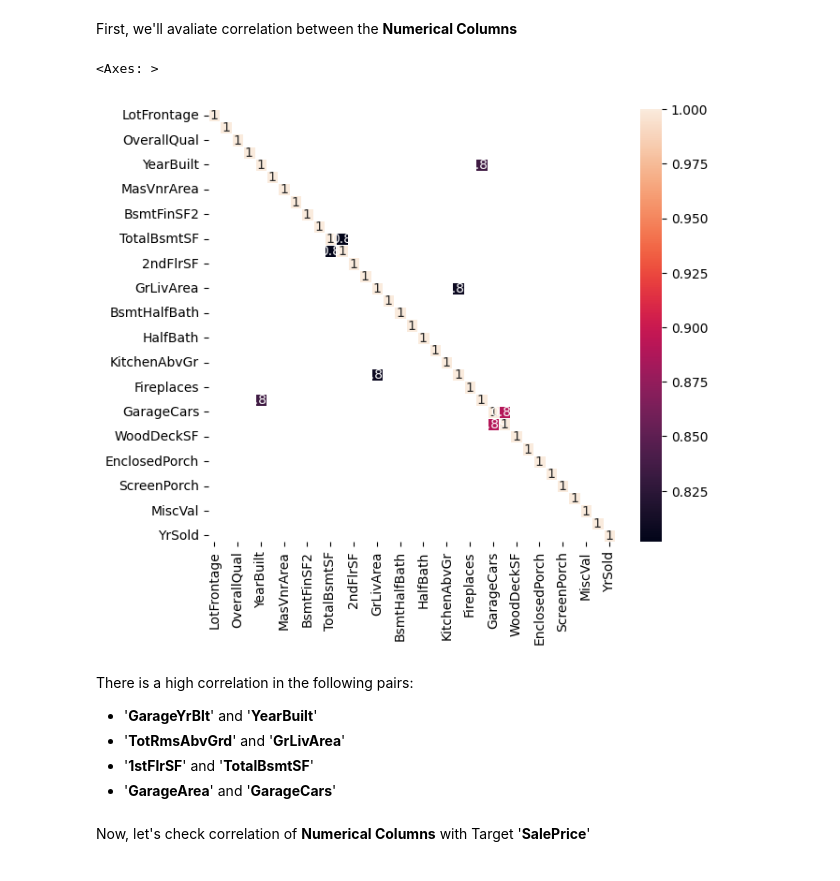
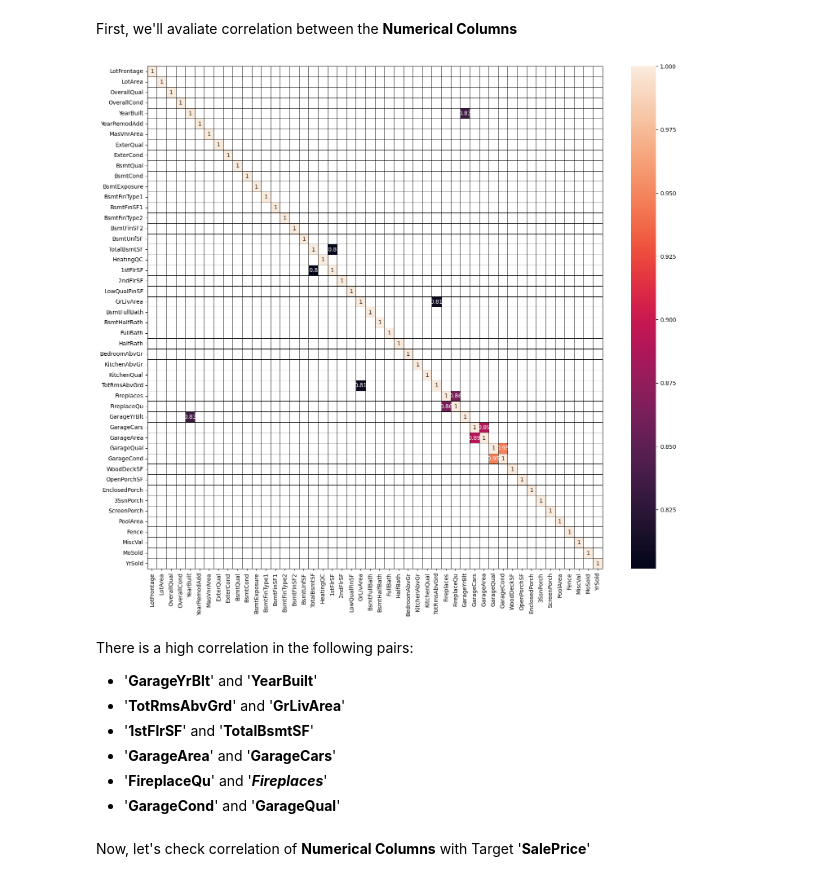
Before and after one commit to diegojsk/Kaggle_Housing_Prices-My_First_Approach, a Jupyter notebook: housing-prices-my-first-approach.ipynb, the cells around one changed output. Saved outputs shown, nothing was run; the diff lists cells and outputs as text; code cells hidden in the pictures.

```diff
--- a/housing-prices-my-first-approach.ipynb
+++ b/housing-prices-my-first-approach.ipynb
@@ -142,7 +141,7 @@ df_test["MSSubClass"] = df_test["MSSubClass"].astype(str)
 # %% [markdown]
 Some columns have nan values which should have been a category itself rather than nan. We will label them '**NA**'
 # %%
-revise_nan_cols = ['BsmtQual', 'BsmtCond', 'BsmtExposure', 'BsmtFinType1', 'BsmtFinType2',
+revise_nan_cols = ['Alley', 'BsmtQual', 'BsmtCond', 'BsmtExposure', 'BsmtFinType1', 'BsmtFinType2',
                    'FireplaceQu', 'GarageType', 'GarageFinish', 'GarageQual', 'GarageCond',
                    'PoolQC', 'Fence', 'MiscFeature']
 for index,col in enumerate(revise_nan_cols):
@@ -176,5 +194,11 @@ X_all[revise_nan_cols]= X_all[revise_nan_cols].fillna('NA')
 df_train[revise_nan_cols] = df_train[revise_nan_cols].fillna('NA')
 df_test[revise_nan_cols] = df_test[revise_nan_cols].fillna('NA')
 
-X_all[revise_nan_cols].head(5)
+# Only "MasVnrType" should be None (as defined in the problem statement)
+
+X_all["MasVnrType"]= X_all["MasVnrType"].fillna('None')
+df_train["MasVnrType"] = df_train["MasVnrType"].fillna('None')
+df_test["MasVnrType"] = df_test["MasVnrType"].fillna('None')
+
+X_all[revise_nan_cols + ["MasVnrType"]].head(5)
 # %% [output]
@@ -187,0 +214,27 @@ X_all[revise_nan_cols].head(5)
+# %%
+ordinal_map = {'Ex': 5,'Gd': 4, 'TA': 3, 'Fa': 2, 'Po': 1, 'NA':0}
+fintype_map = {'GLQ': 6,'ALQ': 5,'BLQ': 4,'Rec': 3,'LwQ': 2,'Unf': 1, 'NA': 0}
+expose_map = {'Gd': 4, 'Av': 3, 'Mn': 2, 'No': 1, 'NA': 0}
+fence_map = {'GdPrv': 4,'MnPrv': 3,'GdWo': 2, 'MnWw': 1,'NA': 0}
+
+ordinal_cols = ['ExterQual','ExterCond','BsmtQual', 'BsmtCond','HeatingQC','KitchenQual','GarageQual','GarageCond', 'FireplaceQu']
+for col in ordinal_cols:
+    X_all[col] = X_all[col].map(ordinal_map)
+    df_train[col] = df_train[col].map(ordinal_map)
+    df_test[col] = df_test[col].map(ordinal_map)
+
+fin_cols = ['BsmtFinType1','BsmtFinType2']
+for col in fin_cols:
+    X_all[col] = X_all[col].map(fintype_map)
+    df_train[col] = df_train[col].map(fintype_map)
+    df_test[col] = df_test[col].map(fintype_map)
+
+X_all['BsmtExposure'] = X_all['BsmtExposure'].map(expose_map)
+df_train['BsmtExposure'] = df_train['BsmtExposure'].map(expose_map)
+df_test['BsmtExposure'] = df_test['BsmtExposure'].map(expose_map)
+
+X_all['Fence'] = X_all['Fence'].map(fence_map)
+df_train['Fence'] = df_train['Fence'].map(fence_map)
+df_test['Fence'] = df_test['Fence'].map(fence_map)
+
+X_all[ordinal_cols + fin_cols + ['BsmtExposure'] +  ['Fence']].head(5)
@@ -264,18 +390,23 @@ Some columns are also highly skewed: 'Street', 'Utilities', 'Condition2','RoofMt
 # %% [markdown]
 First, we'll avaliate correlation between the **Numerical Columns**
 # %%
-plt.figure(figsize=(7,6))
+plt.figure(figsize=(18,16))
 correlation = X_all[numerical_cols].corr()
-sns.heatmap(correlation, annot=True, mask = abs(correlation) <0.75, linewidth=0.5)
+ax = sns.heatmap(correlation, annot=True, mask = abs(correlation) < 0.8, linewidth= .5, linecolor='black')
+
+# Set as Visible
+for _, spine in ax.spines.items():
+    spine.set_visible(True)
 # %% [output]
-<Axes: >
-[figure, old version]
+[figure, new version]
 # %% [markdown]
 There is a high correlation in the following pairs:
 - '**GarageYrBlt**' and '**YearBuilt**'
 - '**TotRmsAbvGrd**' and '**GrLivArea**'
 - '**1stFlrSF**' and '**TotalBsmtSF**'
 - '**GarageArea**' and '**GarageCars**'
+- '**FireplaceQu**' and '***Fireplaces***'
+- '**GarageCond**' and '**GarageQual**'
 # %% [markdown]
 Now, let's check correlation of **Numerical Columns** with Target '**SalePrice**'
 # %%
```
Also changed, not shown: parts of 53 cells of this notebook.
